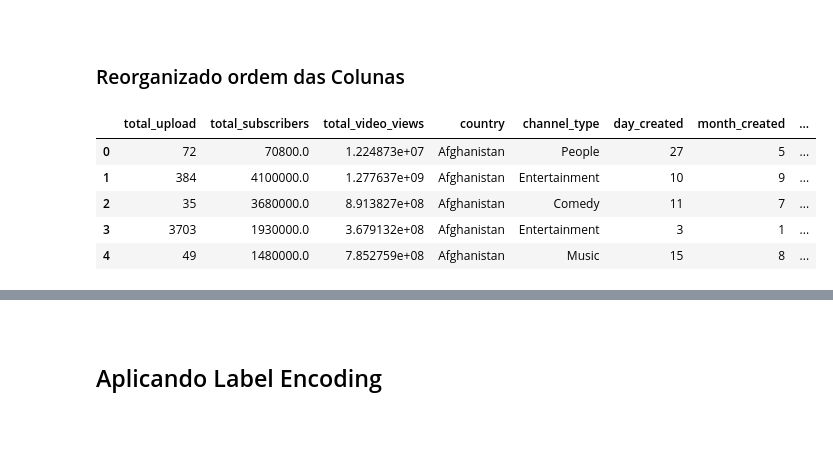
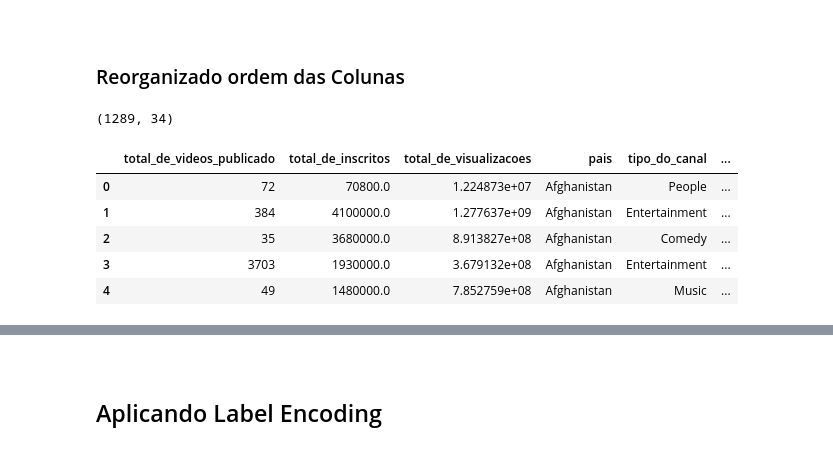
Before and after one commit to EduardoBran/Projeto_-_Analisando_Dados_Youtube, a Jupyter notebook: 00.Projeto_Regressao_-_YouTube_Success_Predictor.ipynb, the cells around one changed output, grey strips where cells are left out. Cells and saved outputs as stored; diff of their text form; code cells hidden in the pictures.

```diff
--- a/00.Projeto_Regressao_-_YouTube_Success_Predictor.ipynb
+++ b/00.Projeto_Regressao_-_YouTube_Success_Predictor.ipynb
@@ -470,6 +568,6 @@ dados_da = dados.copy()
 # %%
-# Excluir variáveis com valores ausentes
-dados_ml.drop(columns=['channel_name'], inplace=True)
+# Removendo
+dados_ml.drop(columns=['nome_do_canal'], inplace=True)
 # %% [markdown]
 <br><br>
 
@@ -598,7 +698,7 @@ def extract_date_components(date_str):
     return date_obj.day, date_obj.month, date_obj.year
 
 # Aplicar a função para criar novas colunas
-dados_ml['day_created'], dados_ml['month_created'], dados_ml['year_created'] = zip(*dados_ml['user_created'].apply(extract_date_components))
+dados_ml['dia_criacao_do_canal'], dados_ml['mes_criacao_do_canal'], dados_ml['ano_criacao_do_canal'] = zip(*dados_ml['data_criacao_do_canal'].apply(extract_date_components))
 
 
 # Função para calcular a idade do canal
@@ -611,15 +711,15 @@ def calculate_channel_age(date_str):
     return (today.year - date_obj.year) - ((today.month, today.day) < (date_obj.month, date_obj.day))
 
 # Aplicar a função para criar uma nova coluna de idade do canal
-dados_ml['channel_age'] = dados_ml['user_created'].apply(calculate_channel_age)
+dados_ml['idade_do_canal'] = dados_ml['data_criacao_do_canal'].apply(calculate_channel_age)
 
 # Remover a coluna user_created
-dados_ml.drop(columns=['user_created'], inplace=True)
+dados_ml.drop(columns=['data_criacao_do_canal'], inplace=True)
 
 
 # Verificar se ainda existem valores nulos nas novas colunas
 print('\nVerificando valores nulos nas novas colunas:')
-print(dados_ml[['day_created', 'month_created', 'year_created', 'channel_age']].isnull().sum())
+print(dados_ml[['dia_criacao_do_canal', 'mes_criacao_do_canal', 'ano_criacao_do_canal', 'idade_do_canal']].isnull().sum())
 
 # Exibir as primeiras linhas para verificação
 display(dados_ml.head())
@@ -669,13 +769,13 @@ def extract_min_estimated_earnings(earnings_str):
     return min_earnings
 
 # Aplicar a função para criar a nova coluna
-dados_ml['Minimum_Estimated_Monthly_Earnings'] = dados_ml['estimated_monthly_earnings'].apply(extract_min_estimated_earnings)
+dados_ml['ganhos_mensais_estimados_minimo'] = dados_ml['ganhos_mensais_estimados'].apply(extract_min_estimated_earnings)
 
 
 # Verificar as primeiras linhas para confirmação
-display(dados_ml[['estimated_monthly_earnings', 'Minimum_Estimated_Monthly_Earnings']].head())
+display(dados_ml[['ganhos_mensais_estimados', 'ganhos_mensais_estimados_minimo']].head())
 
 
-# Remover a coluna user_created
-dados_ml.drop(columns=['estimated_monthly_earnings'], inplace=True)
+# Remover a coluna ganhos_mensais_estimados
+dados_ml.drop(columns=['ganhos_mensais_estimados'], inplace=True)
 # %% [output]
@@ -692,5 +792,5 @@ dados_ml.drop(columns=['estimated_monthly_earnings'], inplace=True)
 
 - Será removida, seus dados estão muito inconsistentes.
 # %%
-# Remover a coluna estimated_yearly_earnings
-dados_ml.drop(columns=['estimated_yearly_earnings'], inplace=True)
+# Remover a coluna ganhos_anuais_estimados
+dados_ml.drop(columns=['ganhos_anuais_estimados'], inplace=True)
@@ -698,29 +817,32 @@ dados_ml.drop(columns=['estimated_yearly_earnings'], inplace=True)
 <br>
 
 ### Reorganizado ordem das Colunas
+# %%
+dados_ml.shape
+# %% [output]
+(1289, 34)
 # %%
 # Reorganizar as colunas com a nova coluna na posição correta
-colunas_reorganizadas = ['total_upload', 'total_subscribers', 'total_video_views', 'country',
-                         'channel_type', 'day_created', 'month_created', 'year_created', 'channel_age',
-                         'rank_social_blade', 'rank_subscribers', 'rank_video_views', 'rank_country',
-                         'Minimum_Estimated_Monthly_Earnings', 'videos_views_last_30_days',
-                         'subscribers_for_last_30_days', 'Populacao_2022', 'PIB_Nominal_2022',
-                         'PIB_per_Capita_2022', 'Exp_de_Vida_2022', 'Taxa_de_Natalidade',
+colunas_reorganizadas = ['total_de_videos_publicado', 'total_de_inscritos', 'total_de_visualizacoes', 'pais',
+                         'tipo_do_canal', 'dia_criacao_do_canal', 'mes_criacao_do_canal', 'ano_criacao_do_canal',
+                         'idade_do_canal', 'rank_social_blade', 'rank_inscritos', 'rank_visualizacoes', 'rank_pais',
+                         'ganhos_mensais_estimados_minimo', 'total_de_visualizacoes_ultimos_30_dias',
+                         'total_de_inscritos_ultimos_30_dias','total_usuarios_estimado_por_pais', 'populacao_2022',
+                         'pib_nominal_2022', 'pib_per_capita_2022', 'expectativa_de_vida_2022', 'taxa_de_natalidade',
                          'taxa_alfabetizacao_total_%', 'taxa_alfabetizacao_masculina_%',
-                         'taxa_alfabetizacao_feminina_%',
-                         'diferenca_alfabetizacao_masculino_feminino', 'Taxa_Desemprego_2022_%',
-                         'Taxa_de_Pobreza', 'Indice_de_Watts', 'Human_Development_Groups',
-                         'IDH_2021', 'Indice_Corrupcao_Score',
-                         'Nivel_Urbanizacao_2023_%_da_Pop']
+                         'taxa_alfabetizacao_feminina_%', 'diferenca_alfabetizacao_masculino_feminino',
+                         'taxa_desemprego_2022_%', 'taxa_de_pobreza', 'indice_de_watts',
+                         'human_development_groups', 'IDH_2021', 'indice_de_corrupcao_score',
+                         'nivel_de_urbanizacao_2023_%_da_pop', 'continente']
 
 dados_ml = dados_ml[colunas_reorganizadas]
 
 # Exibir as primeiras linhas para verificação
 display(dados_ml.head())
 # %% [output]
-|  | total_upload | total_subscribers | total_video_views | country | channel_type | day_created | month_created | ... |
-| 0 | 72 | 70800.0 | 1.224873e+07 | Afghanistan | People | 27 | 5 | ... |
-| 1 | 384 | 4100000.0 | 1.277637e+09 | Afghanistan | Entertainment | 10 | 9 | ... |
-| 2 | 35 | 3680000.0 | 8.913827e+08 | Afghanistan | Comedy | 11 | 7 | ... |
-| 3 | 3703 | 1930000.0 | 3.679132e+08 | Afghanistan | Entertainment | 3 | 1 | ... |
-| 4 | 49 | 1480000.0 | 7.852759e+08 | Afghanistan | Music | 15 | 8 | ... |
+|  | total_de_videos_publicado | total_de_inscritos | total_de_visualizacoes | pais | tipo_do_canal | ... |
+| 0 | 72 | 70800.0 | 1.224873e+07 | Afghanistan | People | ... |
+| 1 | 384 | 4100000.0 | 1.277637e+09 | Afghanistan | Entertainment | ... |
+| 2 | 35 | 3680000.0 | 8.913827e+08 | Afghanistan | Comedy | ... |
+| 3 | 3703 | 1930000.0 | 3.679132e+08 | Afghanistan | Entertainment | ... |
+| 4 | 49 | 1480000.0 | 7.852759e+08 | Afghanistan | Music | ... |
```
Also changed, not shown: parts of 121 cells of this notebook, 27 other files.
